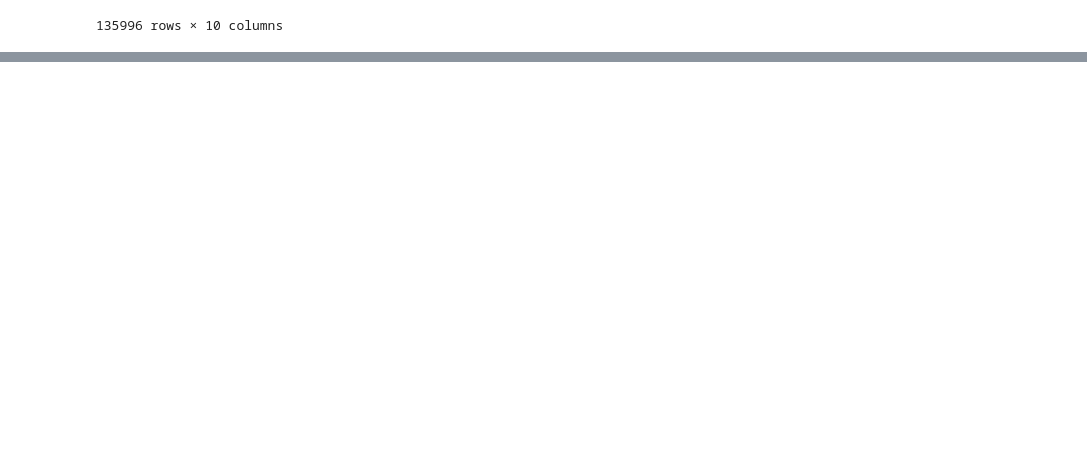
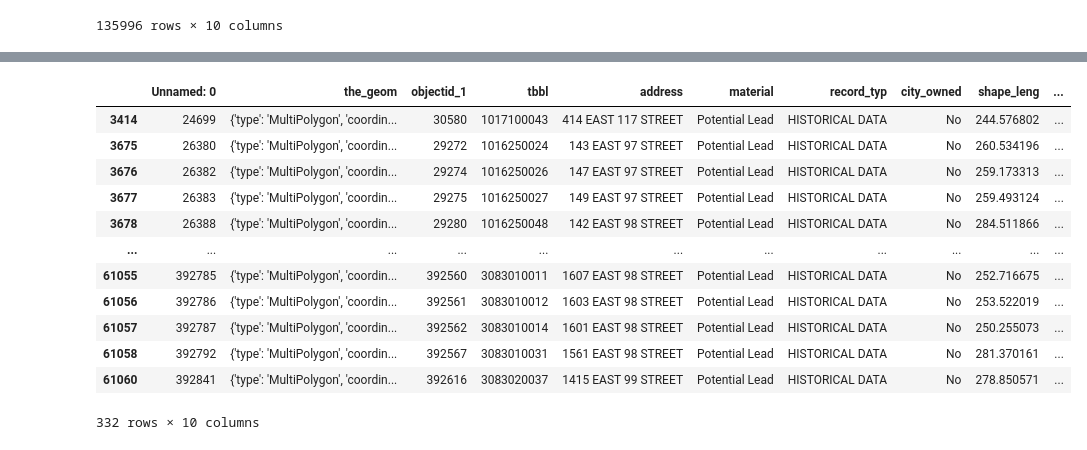
Before and after one commit to nguya580/neighborhood_profile, a Jupyter notebook: code/lead-pipe.ipynb, the cells around one changed output, grey strips where cells are left out. Cells and saved outputs as stored; diff of their text form; code cells hidden in the pictures; blank space fills up the shorter version.

```diff
--- a/code/lead-pipe.ipynb
+++ b/code/lead-pipe.ipynb
@@ -92,0 +135,4 @@ df_lowereast
+# %%
+df_eastharlem = pd.read_csv('/Users/anhminhnguyen/Documents/Data as Material/Neighborhood_Profile_WorkBook/data/Lead Pipes/lead_pipes_potential_lead.csv')
+
+df_eastharlem
@@ -92,0 +153,4 @@ df_lowereast
+# %%
+df_eastharlem['address'] = df_eastharlem['address'].astype('string')
+
+df_eastharlem.dtypes
@@ -92,0 +169,20 @@ df_lowereast
+# %%
+st_eastharlem = ['EAST 96 STREET', 'EAST 97 STREET', 'EAST 98 STREET', 'EAST 99 STREET', 'EAST 100 STREET', 'EAST 110 STREET', 'EAST 112 STREET', 'EAST 113 STREET', 'EAST 114 STREET', 'EAST 115 STREET', 'EAST 116 STREET', 'EAST 117 STREET', 'EAST 118 STREET', 'EAST 119 STREET', 'EAST 120 STREET', 'EAST 121 STREET', 'EAST 122 STREET', 'EAST 123 STREET', 'EAST 124 STREET', 'EAST 125 STREET']
+
+df_eastharlem = df_eastharlem[df_eastharlem['address'].str.contains('|'.join(st_eastharlem))]
+
+df_eastharlem
+# %% [output]
+|  | Unnamed: 0 | the_geom | objectid_1 | tbbl | address | material | record_typ | city_owned | shape_leng | ... |
+| 3414 | 24699 | {'type': 'MultiPolygon', 'coordin... | 30580 | 1017100043 | 414 EAST 117 STREET | Potential Lead | HISTORICAL DATA | No | 244.576802 | ... |
+| 3675 | 26380 | {'type': 'MultiPolygon', 'coordin... | 29272 | 1016250024 | 143 EAST 97 STREET | Potential Lead | HISTORICAL DATA | No | 260.534196 | ... |
+| 3676 | 26382 | {'type': 'MultiPolygon', 'coordin... | 29274 | 1016250026 | 147 EAST 97 STREET | Potential Lead | HISTORICAL DATA | No | 259.173313 | ... |
+| 3677 | 26383 | {'type': 'MultiPolygon', 'coordin... | 29275 | 1016250027 | 149 EAST 97 STREET | Potential Lead | HISTORICAL DATA | No | 259.493124 | ... |
+| 3678 | 26388 | {'type': 'MultiPolygon', 'coordin... | 29280 | 1016250048 | 142 EAST 98 STREET | Potential Lead | HISTORICAL DATA | No | 284.511866 | ... |
+| ... | ... | ... | ... | ... | ... | ... | ... | ... | ... | ... |
+| 61055 | 392785 | {'type': 'MultiPolygon', 'coordin... | 392560 | 3083010011 | 1607 EAST 98 STREET | Potential Lead | HISTORICAL DATA | No | 252.716675 | ... |
+| 61056 | 392786 | {'type': 'MultiPolygon', 'coordin... | 392561 | 3083010012 | 1603 EAST 98 STREET | Potential Lead | HISTORICAL DATA | No | 253.522019 | ... |
+| 61057 | 392787 | {'type': 'MultiPolygon', 'coordin... | 392562 | 3083010014 | 1601 EAST 98 STREET | Potential Lead | HISTORICAL DATA | No | 250.255073 | ... |
+| 61058 | 392792 | {'type': 'MultiPolygon', 'coordin... | 392567 | 3083010031 | 1561 EAST 98 STREET | Potential Lead | HISTORICAL DATA | No | 281.370161 | ... |
+| 61060 | 392841 | {'type': 'MultiPolygon', 'coordin... | 392616 | 3083020037 | 1415 EAST 99 STREET | Potential Lead | HISTORICAL DATA | No | 278.850571 | ... |
+332 rows × 10 columns
```
Also changed, not shown: parts of 7 cells of this notebook.
